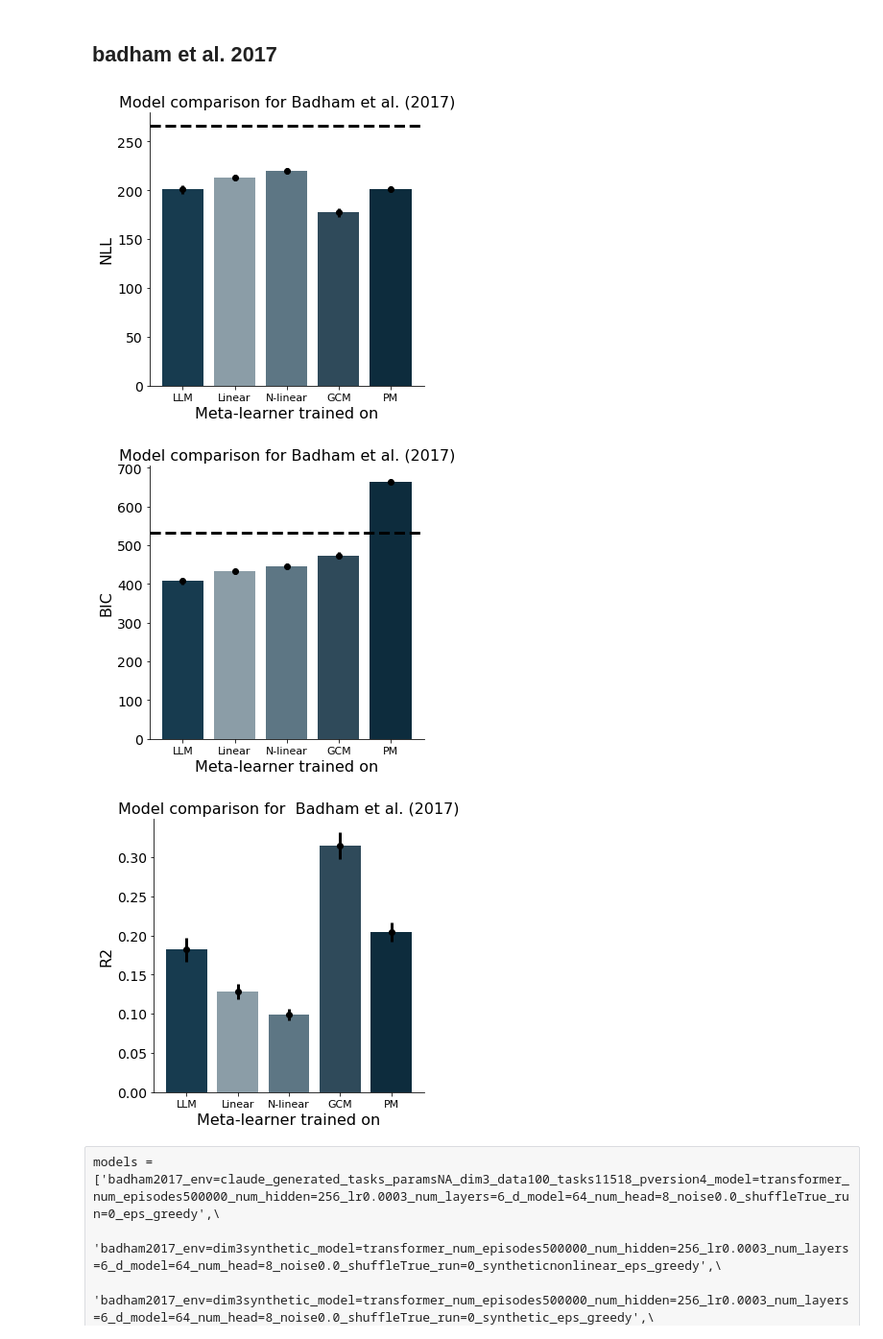
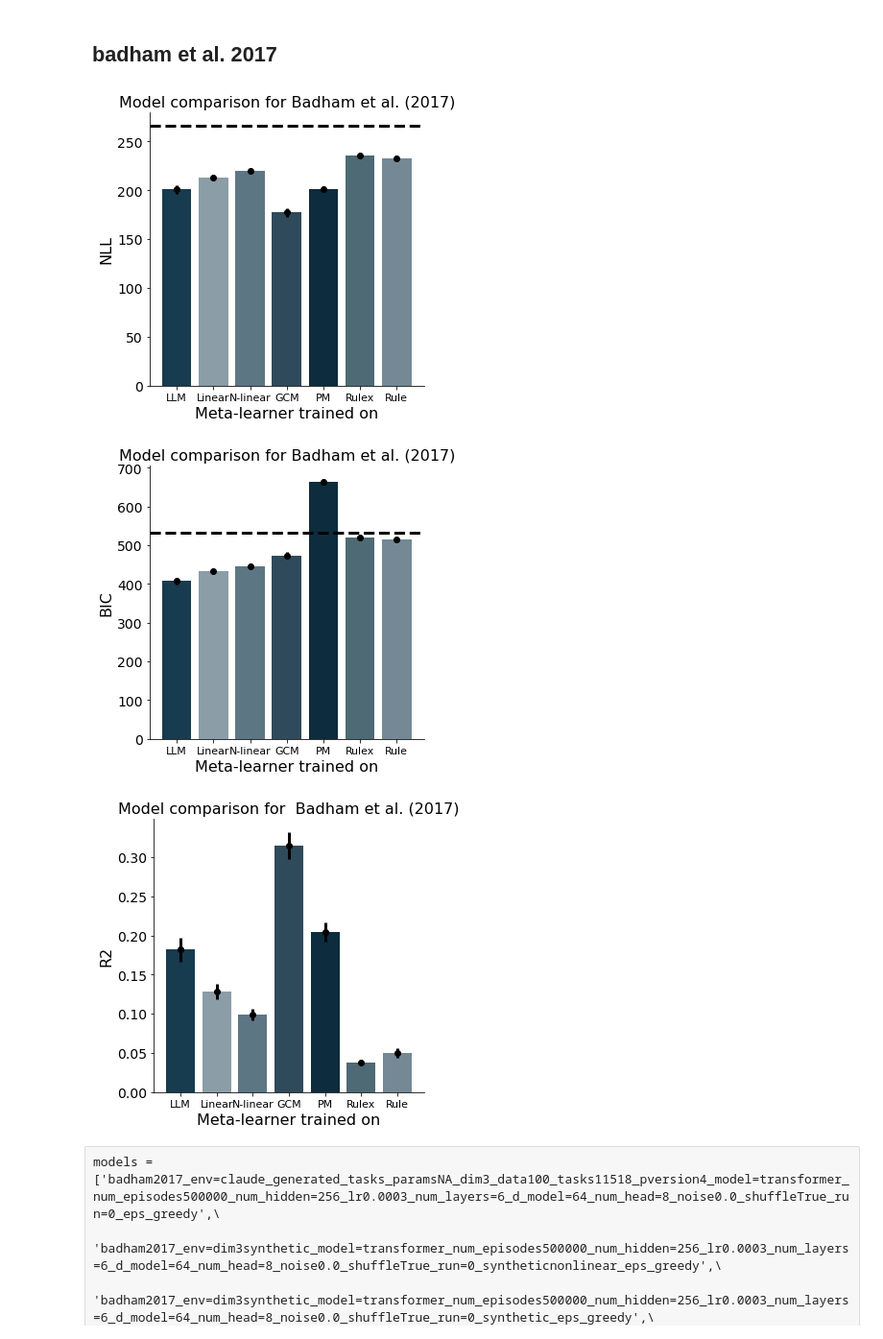
Before and after one commit to akjagadish/vanilla-llama, a Jupyter notebook: categorisation/notebooks/model_comparison.ipynb, the cells around one changed output. Shown at 96% size. Cells and saved outputs as stored; diff of their text form; code cells hidden in the pictures.

```diff
--- a/categorisation/notebooks/model_comparison.ipynb
+++ b/categorisation/notebooks/model_comparison.ipynb
@@ -328,7 +328,10 @@ models = ['badham2017_env=claude_generated_tasks_paramsNA_dim3_data100_tasks1151
             'badham2017_env=dim3synthetic_model=transformer_num_episodes500000_num_hidden=256_lr0.0003_num_layers=6_d_model=64_num_head=8_noise0.0_shuffleTrue_run=0_syntheticnonlinear_soft_sigmoid_differential_evolution',\
             'badham2017_env=dim3synthetic_model=transformer_num_episodes500000_num_hidden=256_lr0.0003_num_layers=6_d_model=64_num_head=8_noise0.0_shuffleTrue_run=0_synthetic_soft_sigmoid_differential_evolution',\
             'badham2017_gcm_runs=1_iters=1_blocks=1_loss=nll',\
-            'badham2017_pm_runs=1_iters=1_blocks=1_loss=nll',]
+            'badham2017_pm_runs=1_iters=1_blocks=1_loss=nll',\
+            'badham2017_rulex_runs=1_iters=1_blocks=1_loss=nll_exception=True',\
+            'badham2017_rulex_runs=1_iters=1_blocks=1_loss=nll_exception=False',
+         ]
 nlls,fitted_betas, r2s = [], [], []
 model_accs = []
 bics = []
@@ -343,6 +346,7 @@ for model_name in models:
         nlls_min_nlls = np.array(pnlls).squeeze()
         pr2s_min_nll = np.array(pr2s).squeeze()
         fitted_betas.append(betas)
+        ## (deprecated) grid search-based nlls
         # model_accs.append(fits['accs'].max(0).mean())
         # pr2s = np.array(pr2s)
         # min_nll_index = np.argmin(np.stack(pnlls), 0)
@@ -360,16 +364,17 @@ for model_name in models:
         fitted_betas.append(betas.squeeze()[..., 1].mean(1))
     elif ('rulex' in model_name):
         betas, pnlls, pr2s = fits['params'], fits['lls'], fits['r2s']
-        nlls_min_nlls = np.array(pnlls).squeeze()
-        pr2s_min_nll = np.array(pr2s).squeeze()
-        bic = np.array(nlls_min_nlls)*2 + np.log(num_trials)*2*num_tasks
+        nlls_min_nlls = np.array(pnlls).squeeze().sum(1)
+        pr2s_min_nll = np.array(pr2s).squeeze().mean(1)
+        num_parameters = 2*num_tasks
+        bic = np.array(nlls_min_nlls)*2 + np.log(num_trials)*num_parameters
 
     nlls.append(nlls_min_nlls)
     r2s.append(pr2s_min_nll)
     bics.append(bic)
 
 num_participants = len(nlls[0])
-MODELS = ['LLM', 'Linear', 'N-linear', 'GCM', 'PM']#, 'Rulex', 'Rule']
+MODELS = ['LLM', 'Linear', 'N-linear', 'GCM', 'PM', 'Rulex', 'Rule']
 # set colors depending on number of models in MODELS
 colors = ['#173b4f', '#8b9da7', '#5d7684', '#2f4a5a', '#0d2c3d', '#4d6a75', '#748995']
 # compare mean nlls across models in a bar plot
@@ -398,36 +403,36 @@ ax.bar(bar_positions, np.array(bics).mean(1), color=colors, width=0.4)
 ax.errorbar(bar_positions, np.array(bics).mean(1), yerr=np.array(bics).std(1)/np.sqrt(num_participants-1), c='k', lw=3, fmt="o")
 # add chance level line for 616 trials with binary choices
 ax.axhline(y=-np.log(0.5)*num_trials*2, color='k', linestyle='--', lw=3)
 ax.set_xlabel('Meta-learner trained on', fontsize=FONTSIZE)
 ax.set_ylabel('BIC', fontsize=FONTSIZE)
 ax.set_xticks(bar_positions)  # Set x-tick positions to bar_positions
 ax.set_xticklabels(MODELS, fontsize=FONTSIZE-5)  # Assign category names to x-tick labels
 ax.set_title(f'Model comparison for Badham et al. (2017)', fontsize=FONTSIZE)
 # plt.xticks(fontsize=FONTSIZE-2)
 plt.yticks(fontsize=FONTSIZE-2)
 sns.despine()
 f.tight_layout()
 plt.show()
 
 num_participants = len(nlls[0])
 # compare mean r2s across models in a bar plot
 f, ax = plt.subplots(1, 1, figsize=(5,5))
 bar_positions = np.arange(len(r2s))*0.5
 ax.bar(bar_positions, np.array(r2s).mean(1), color=colors, width=0.4)
 ax.errorbar(bar_positions, np.array(r2s).mean(1), yerr=np.array(r2s).std(1)/np.sqrt(num_participants-1), c='k', lw=3, fmt="o")
 ax.set_xlabel('Meta-learner trained on', fontsize=FONTSIZE)
 ax.set_ylabel('R2', fontsize=FONTSIZE)
 ax.set_xticks(bar_positions)  # Set x-tick positions to bar_positions
 ax.set_xticklabels(MODELS, fontsize=FONTSIZE-5)  # Assign category names to x-tick labels
 ax.set_title(f'Model comparison for  Badham et al. (2017)', fontsize=FONTSIZE)
 plt.yticks(fontsize=FONTSIZE-2)
 sns.despine()
 f.tight_layout()
 plt.show()
 # %% [output]
-[figure, old version]
+[figure, new version]
-[figure, old version]
+[figure, new version]
-[figure, old version]
+[figure, new version]
 # %% [raw]
 models = ['badham2017_env=claude_generated_tasks_paramsNA_dim3_data100_tasks11518_pversion4_model=transformer_num_episodes500000_num_hidden=256_lr0.0003_num_layers=6_d_model=64_num_head=8_noise0.0_shuffleTrue_run=0_eps_greedy',\
             'badham2017_env=dim3synthetic_model=transformer_num_episodes500000_num_hidden=256_lr0.0003_num_layers=6_d_model=64_num_head=8_noise0.0_shuffleTrue_run=0_syntheticnonlinear_eps_greedy',\
```
Also changed, not shown: 1 other file.
